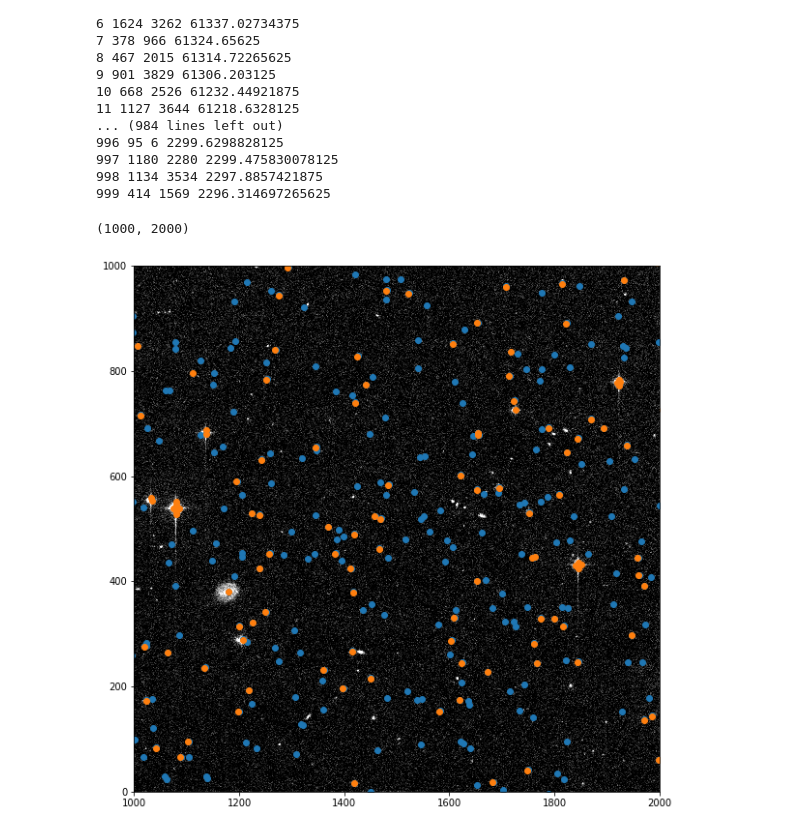
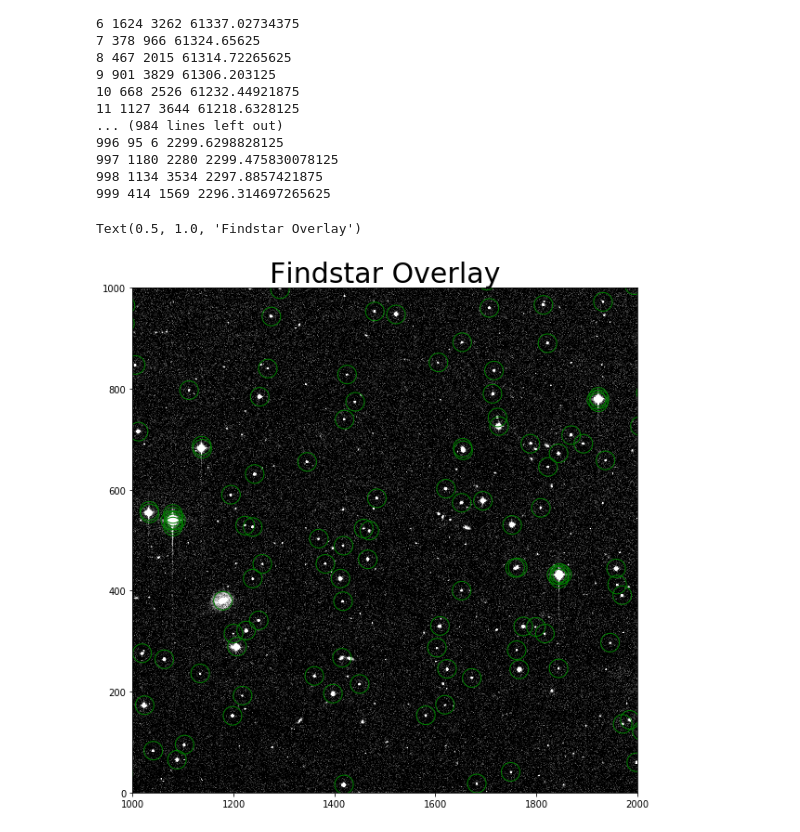
Before and after one commit to lockepatton/ASTR100-2020, a Jupyter notebook: Students/AlexanderMcPike/HW2_McPike.ipynb, the cells around one changed output. Saved outputs shown, nothing was run; the diff lists cells and outputs as text; code cells hidden in the pictures.

```diff
--- a/Students/AlexanderMcPike/HW2_McPike.ipynb
+++ b/Students/AlexanderMcPike/HW2_McPike.ipynb
@@ -285,13 +263,12 @@ x,y,flux = findstars(exampleData.copy(), 1000)
 # %%
 plt.figure(figsize=(10,10))
 plt.imshow(exampleData, vmin=1300 ,vmax=1500, cmap='gray')
 
-plt.scatter(pixelcoord[:,0],pixelcoord[:,1])
-
-plt.scatter(x, y)
+plt.scatter(x, y,s = 400, marker = 'o',facecolors='none', edgecolors = 'g')
 
 plt.ylim(0,1000)
 plt.xlim(1000,2000)
+plt.title('Findstar Overlay', fontsize=30)
 # %% [output]
-(1000, 2000)
+Text(0.5, 1.0, 'Findstar Overlay')
-[figure, old version]
+[figure, new version]
```
Also changed, not shown: parts of 18 cells of this notebook.
